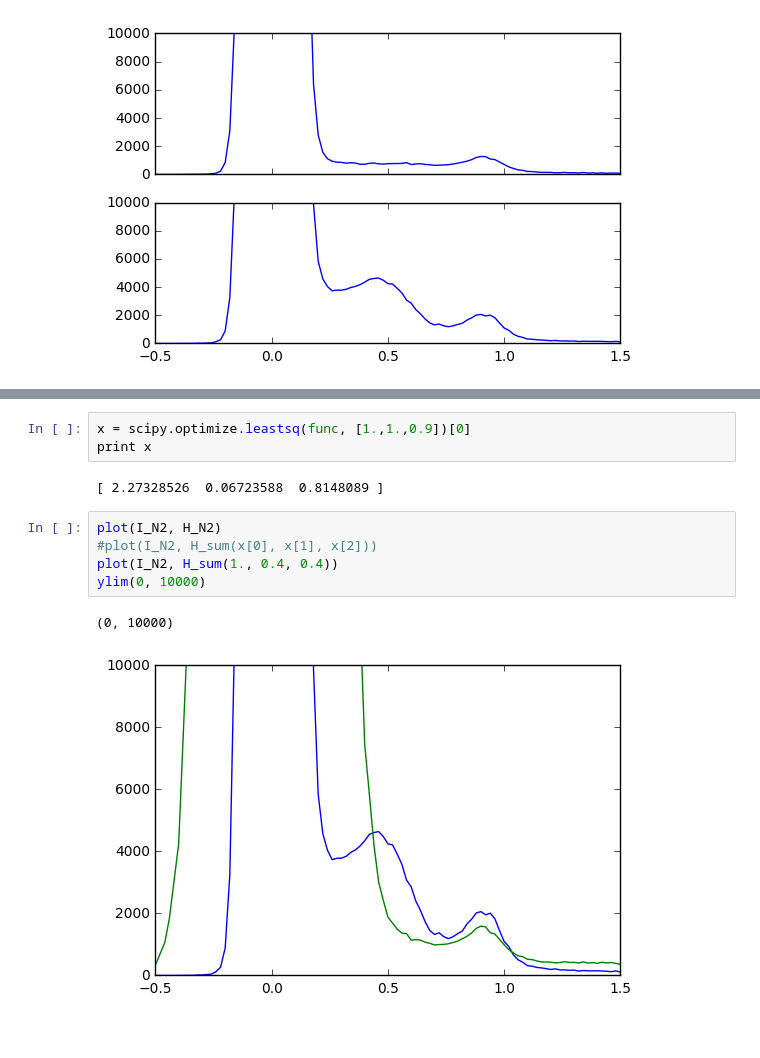
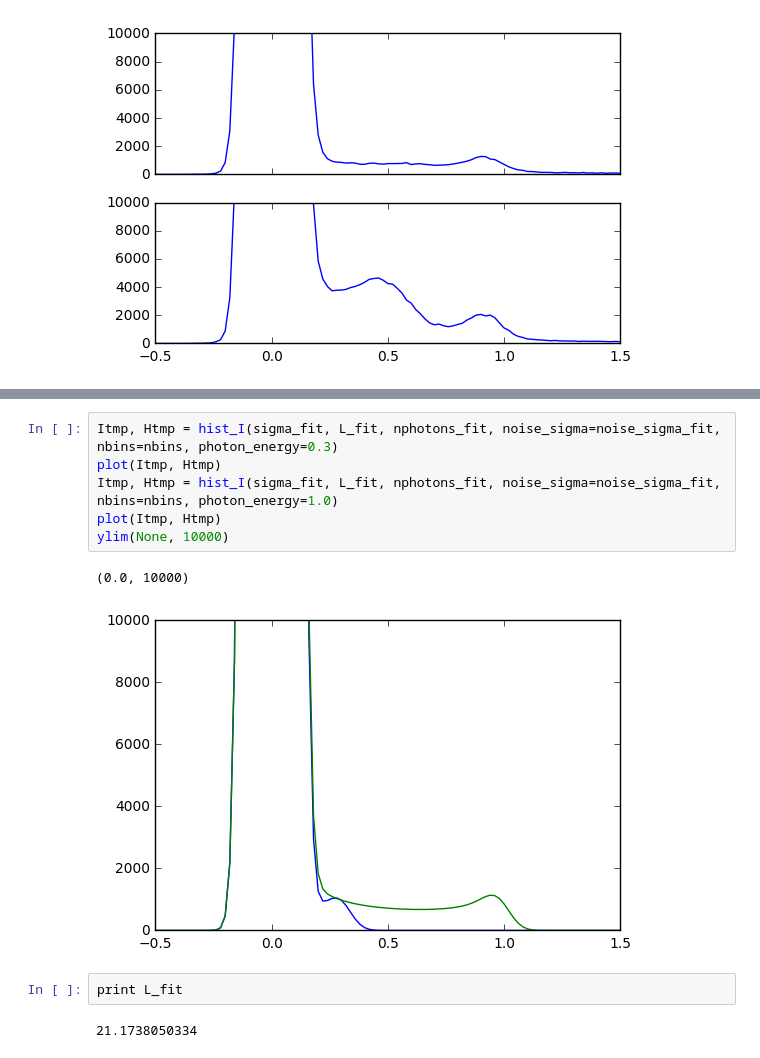
Before and after one commit to mhantke/siph, a Jupyter notebook: photon_splitting.ipynb, the cells around one changed output, grey strips where cells are left out. Saved outputs shown, nothing was run; the diff lists cells and outputs as text.

Commit message:
fitting to N2 intensity histogram is somewhat working but I suspect that the scaling of sigma is not correct for N2 fluorescent photons...

```diff
--- a/photon_splitting.ipynb
+++ b/photon_splitting.ipynb
@@ -87,13 +76,13 @@ func = lambda x: (H_N2 - H_sum(x[0], x[1], x[2]))[nbins/2:]
-# %%
-x = scipy.optimize.leastsq(func, [1.,1.,0.9])[0]
-print x
-# %% [output]
-[ 2.27328526  0.06723588  0.8148089 ]
-# %%
-plot(I_N2, H_N2)
-#plot(I_N2, H_sum(x[0], x[1], x[2]))
-plot(I_N2, H_sum(1., 0.4, 0.4))
-ylim(0, 10000)
-# %% [output]
-(0, 10000)
-[figure, removed]
+# %%
+Itmp, Htmp = hist_I(sigma_fit, L_fit, nphotons_fit, noise_sigma=noise_sigma_fit, nbins=nbins, photon_energy=0.3)
+plot(Itmp, Htmp)
+Itmp, Htmp = hist_I(sigma_fit, L_fit, nphotons_fit, noise_sigma=noise_sigma_fit, nbins=nbins, photon_energy=1.0)
+plot(Itmp, Htmp)
+ylim(None, 10000)
+# %% [output]
+(0.0, 10000)
+[figure, added]
+# %%
+print L_fit
+# %% [output]
+21.1738050334
```
Also changed, not shown: parts of 7 cells of this notebook, 1 other file.
